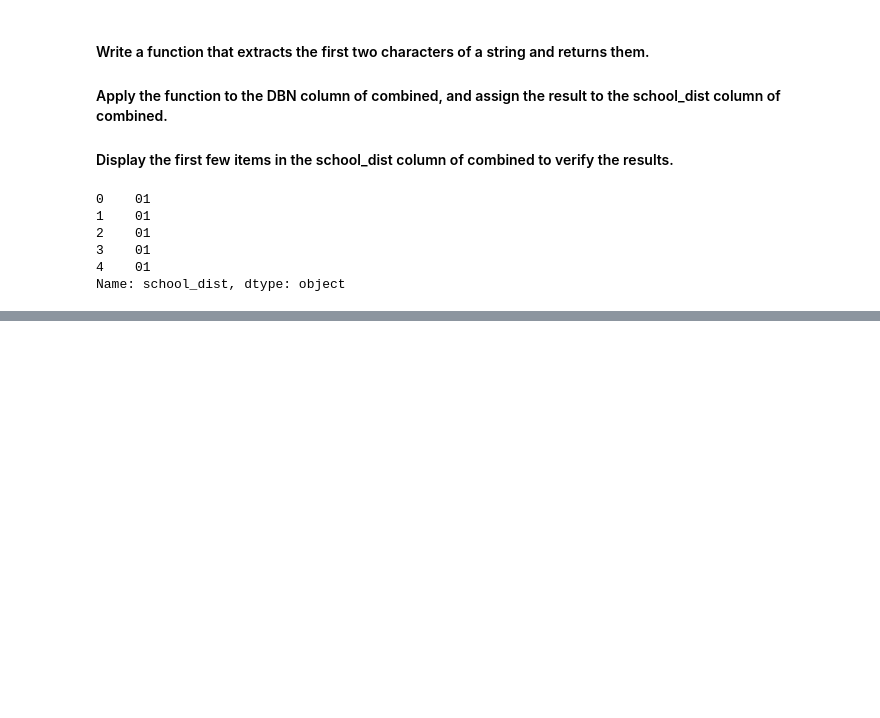
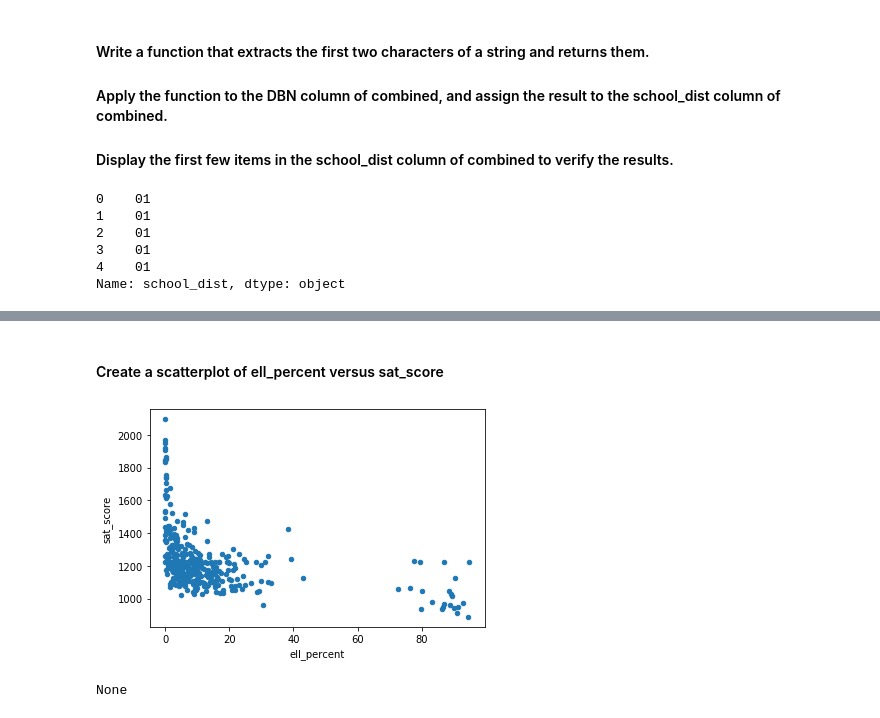
Before and after one commit to ebenebe/Data-Cleaning-Walkthrough_NYC_SAT_Scores, a Jupyter notebook: Data Cleaning Walkthrough_NYC_SAT_Scores-checkpoint.ipynb, the cells around one changed output, grey strips where cells are left out. Cells and saved outputs as stored; diff of their text form; code cells hidden in the pictures; blank space fills up the shorter version.

```diff
--- a/Data Cleaning Walkthrough_NYC_SAT_Scores-checkpoint.ipynb
+++ b/Data Cleaning Walkthrough_NYC_SAT_Scores-checkpoint.ipynb
@@ -530,0 +591,10 @@ Name: school_dist, dtype: object
+# %% [markdown]
+#### Create a scatterplot of ell_percent versus sat_score
+# %%
+#Plotting Language Learning Percentage
+
+combined.plot.scatter(x='ell_percent', y='sat_score')
+print(plt.show())
+# %% [output]
+[figure, added]
+None
```
Also changed, not shown: parts of 7 cells of this notebook.
